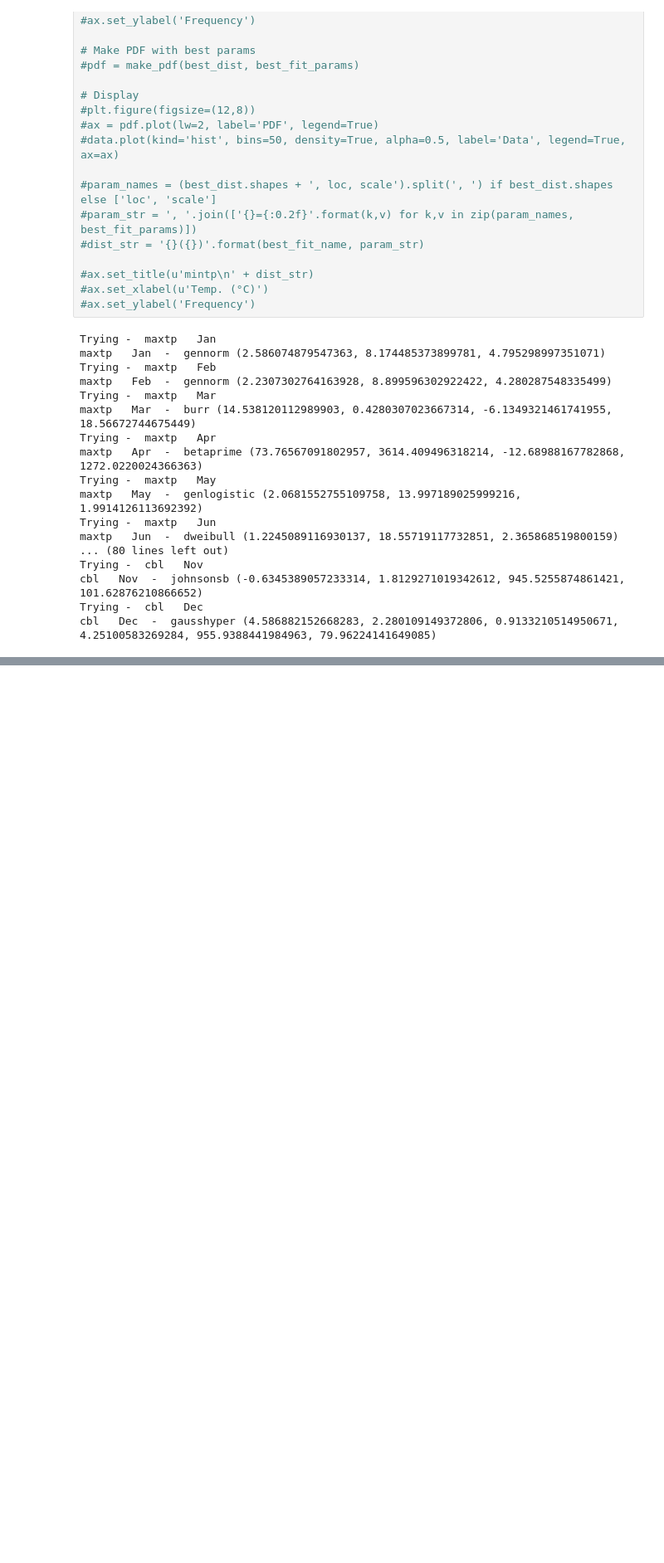
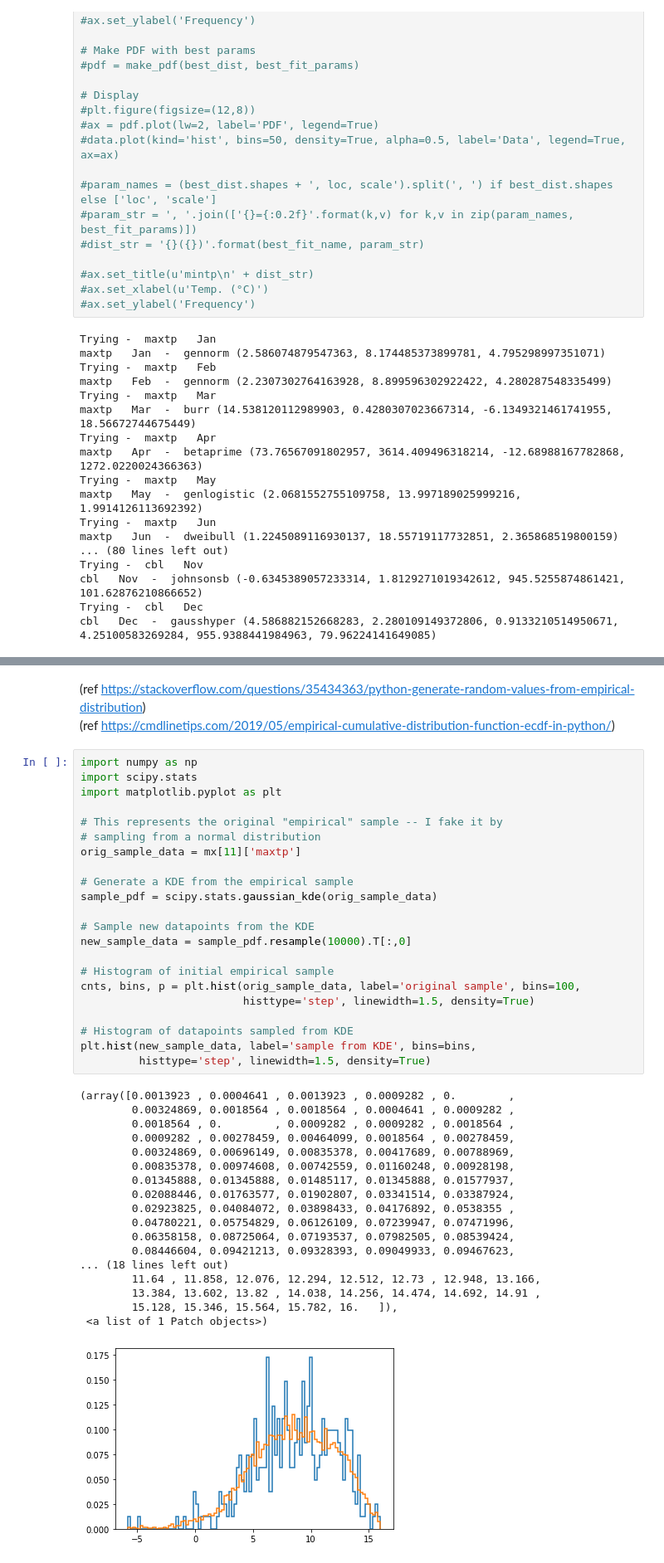
Before and after one commit to NigelSlack/PDA-Project, a Jupyter notebook: JN Phoenix Park weather simulation.ipynb, the cells around one changed output, grey strips where cells are left out. Shown: that part at 83% size. Drawn from its saved outputs; the diff is of its cells as text; blank space fills up the shorter version.

```diff
--- a/JN Phoenix Park weather simulation.ipynb
+++ b/JN Phoenix Park weather simulation.ipynb
@@ -316,0 +348,44 @@ cbl   Dec  -  gausshyper (4.586882152668283, 2.280109149372806, 0.91332105149506
+# %% [markdown]
+(ref https://stackoverflow.com/questions/35434363/python-generate-random-values-from-empirical-distribution)
+(ref https://cmdlinetips.com/2019/05/empirical-cumulative-distribution-function-ecdf-in-python/)
+# %%
+import numpy as np
+import scipy.stats
+import matplotlib.pyplot as plt
+
+# This represents the original "empirical" sample -- I fake it by
+# sampling from a normal distribution
+orig_sample_data = mx[11]['maxtp']
+
+# Generate a KDE from the empirical sample
+sample_pdf = scipy.stats.gaussian_kde(orig_sample_data)
+
+# Sample new datapoints from the KDE
+new_sample_data = sample_pdf.resample(10000).T[:,0]
+
+# Histogram of initial empirical sample
+cnts, bins, p = plt.hist(orig_sample_data, label='original sample', bins=100,
+                         histtype='step', linewidth=1.5, density=True)
+
+# Histogram of datapoints sampled from KDE
+plt.hist(new_sample_data, label='sample from KDE', bins=bins,
+         histtype='step', linewidth=1.5, density=True)
+# %% [output]
+(array([0.0013923 , 0.0004641 , 0.0013923 , 0.0009282 , 0.        ,
+        0.00324869, 0.0018564 , 0.0018564 , 0.0004641 , 0.0009282 ,
+        0.0018564 , 0.        , 0.0009282 , 0.0009282 , 0.0018564 ,
+        0.0009282 , 0.00278459, 0.00464099, 0.0018564 , 0.00278459,
+        0.00324869, 0.00696149, 0.00835378, 0.00417689, 0.00788969,
+        0.00835378, 0.00974608, 0.00742559, 0.01160248, 0.00928198,
+        0.01345888, 0.01345888, 0.01485117, 0.01345888, 0.01577937,
+        0.02088446, 0.01763577, 0.01902807, 0.03341514, 0.03387924,
+        0.02923825, 0.04084072, 0.03898433, 0.04176892, 0.0538355 ,
+        0.04780221, 0.05754829, 0.06126109, 0.07239947, 0.07471996,
+        0.06358158, 0.08725064, 0.07193537, 0.07982505, 0.08539424,
+        0.08446604, 0.09421213, 0.09328393, 0.09049933, 0.09467623,
+... (18 lines left out)
+        11.64 , 11.858, 12.076, 12.294, 12.512, 12.73 , 12.948, 13.166,
+        13.384, 13.602, 13.82 , 14.038, 14.256, 14.474, 14.692, 14.91 ,
+        15.128, 15.346, 15.564, 15.782, 16.   ]),
+ <a list of 1 Patch objects>)
+[figure, added]
```
Also changed, not shown: parts of 2 cells of this notebook.
